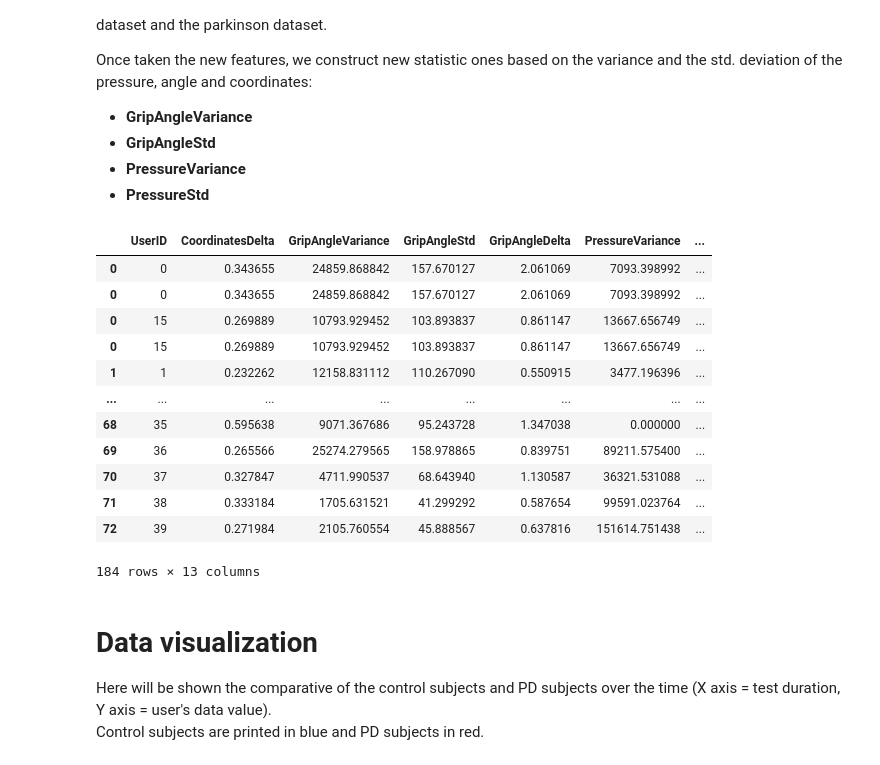
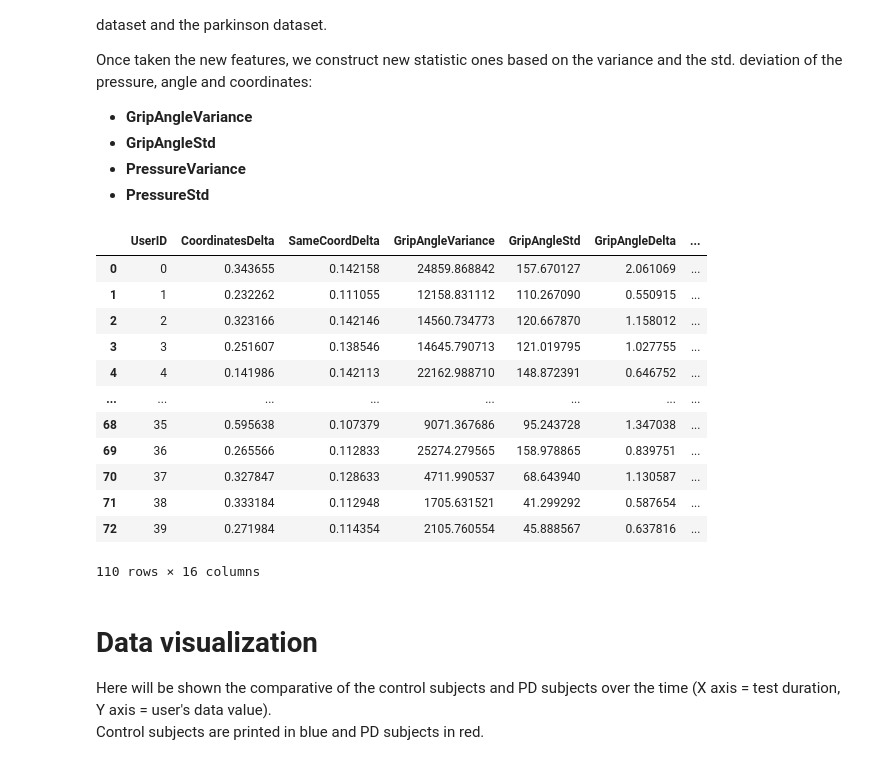
Before and after one commit to ErlantzCalvo/Parkinson_Detection, a Jupyter notebook: Parkinson_disease.ipynb, the cells around one changed output. Cells and saved outputs as stored; diff of their text form; code cells hidden in the pictures.

```diff
--- a/Parkinson_disease.ipynb
+++ b/Parkinson_disease.ipynb
@@ -96,7 +104,7 @@ n_samples = 3
 # Test id to be displayed
 test_num = 0
 
-for i in range(n_samples):
+for _ in range(n_samples):
     uid= np.random.randint(0,14)
 
     # Control sample
@@ -158,14 +166,14 @@ Once taken the new features, we construct new statistic ones based on the varian
 - **PressureStd**
 # %%
 def extract_features(dataset, subjects, is_parkinson):
-  NEW_COLUMNS = ['UserID', 'CoordinatesDelta','GripAngleVariance', 'GripAngleStd', 'GripAngleDelta', 'PressureVariance', 'PressureStd', 'PressureDelta', 'Duration', 'Test ID', 'Parkinson']
+  NEW_COLUMNS = ['UserID', 'CoordinatesDelta',  'SameCoordDelta','GripAngleVariance', 'GripAngleStd', 'GripAngleDelta', 'GripAngleZscore', 'PressureVariance', 'PressureStd', 'PressureDelta', 'PressureZscore', 'Duration', 'Test ID', 'Parkinson']
   df_polished = pd.DataFrame(columns=NEW_COLUMNS)
 
   # Loop to iterate over the 3 possible tests
-  for _ in range(3):
+  for i in range(3):
 
     # Loop to iterate over all the subjects passed as argument
-    for j in tqdm(range(len(subjects)), desc=f'Test : '):
+    for j in tqdm(range(len(subjects)), desc=f'Test {i}: '):
       df_subject = dataset[(dataset['Test ID'] ==i) & (dataset['UserId']==subjects[j])]
 
       if len(df_subject)>0:
@@ -186,49 +194,67 @@ def extract_features(dataset, subjects, is_parkinson):
         grip_angle_delta, pressure_delta, coord_delta = get_subject_deltas(df_subject)
         grip_angle_delta = grip_angle_delta / duration
         pressure_delta = pressure_delta / duration
         coord_delta = coord_delta / duration
 
-        df_polished = df_polished.append({'UserID': int(subjects[j]), 'CoordinatesDelta' : coord_delta, 'GripAngleVariance' : angle_variance, 'GripAngleStd' : angle_st_deviation, 'GripAngleDelta' : grip_angle_delta, 'PressureVariance' : pressure_variance, 'PressureStd' : pressure_st_deviation, 'PressureDelta' : pressure_delta, 'Duration' : duration, 'Test ID' : i, 'Parkinson' : is_parkinson}, ignore_index = True)
+        # Getting how many times the user is in the same coord (X,Y,Z)
+        same_coord_delta = df_subject.groupby(['X', 'Y', 'Z']).size().reset_index(name='count').sum()['count'] / duration
+
+        if not angle_st_deviation == 0:
+          angle_zscore = (grip_angle_delta - df_subject['GripAngle'].mean())/angle_st_deviation
+        else:
+          angle_zscore =  0
+
+        if not pressure_st_deviation == 0:
+          pressure_zscore = (pressure_delta - df_subject['Pressure'].mean())/pressure_st_deviation
+        else:
+          pressure_zscore = 0
+
+
+        df_polished = df_polished.append({'UserID': int(subjects[j]), 'CoordinatesDelta' : coord_delta, 'SameCoordDelta': same_coord_delta, 'GripAngleVariance' : angle_variance,
+                                          'GripAngleStd' : angle_st_deviation, 'GripAngleDelta' : grip_angle_delta, 'GripAngleZscore': angle_zscore,
+                                          'PressureVariance' : pressure_variance, 'PressureStd' : pressure_st_deviation,
+                                          'PressureDelta' : pressure_delta, 'PressureZscore': pressure_zscore, 'Duration' : duration, 'Test ID' : i, 'Parkinson' : is_parkinson},
+                                         ignore_index = True)
         df_polished[['UserID', 'Duration', 'Test ID', 'Parkinson']] =  df_polished[['UserID', 'Duration', 'Test ID', 'Parkinson']].astype(int)
   return df_polished
 
 def prepare_dataset(control_dataset, parkinson_dataset):
   # Get all control users id
   control_users_id = control_dataset['UserId'].unique()
   control_polished = extract_features(control_dataset, control_users_id, 0)
 
   # Get all PD users id
   parkinson_users_id = parkinson_dataset['UserId'].unique()
   parkinson_polished = extract_features(parkinson_dataset, parkinson_users_id, 1)
 
   frames = [control_polished, parkinson_polished]
   final_dataset = pd.concat(frames)
 
-  # Make a one hot encoding to the test id column because there are values between 0 and 2 and, when multyplying
+  # Make a one hot encoding to the test id column because there are values between 0 and 2 and, when multiplying
   # this variables with a weight or a given value, the 3rd test will always have more importance than the other two
   # and that's not the idea
   one_hot = pd.get_dummies(final_dataset['Test ID'], prefix='Test_ID')
 
-  final_dataset = final_dataset.join(one_hot)
+  final_dataset = pd.concat([final_dataset, one_hot], axis=1, sort=False)
   final_dataset = final_dataset.drop('Test ID', axis=1)
 
   return final_dataset
 final_dataset = prepare_dataset(df_control, df_parkinson)
 final_dataset
 # %% [output]
-|  | UserID | CoordinatesDelta | GripAngleVariance | GripAngleStd | GripAngleDelta | PressureVariance | ... |
-| 0 | 0 | 0.343655 | 24859.868842 | 157.670127 | 2.061069 | 7093.398992 | ... |
-| 0 | 0 | 0.343655 | 24859.868842 | 157.670127 | 2.061069 | 7093.398992 | ... |
-| 0 | 15 | 0.269889 | 10793.929452 | 103.893837 | 0.861147 | 13667.656749 | ... |
-| 0 | 15 | 0.269889 | 10793.929452 | 103.893837 | 0.861147 | 13667.656749 | ... |
-| 1 | 1 | 0.232262 | 12158.831112 | 110.267090 | 0.550915 | 3477.196396 | ... |
+|  | UserID | CoordinatesDelta | SameCoordDelta | GripAngleVariance | GripAngleStd | GripAngleDelta | ... |
+| 0 | 0 | 0.343655 | 0.142158 | 24859.868842 | 157.670127 | 2.061069 | ... |
+| 1 | 1 | 0.232262 | 0.111055 | 12158.831112 | 110.267090 | 0.550915 | ... |
+| 2 | 2 | 0.323166 | 0.142146 | 14560.734773 | 120.667870 | 1.158012 | ... |
+| 3 | 3 | 0.251607 | 0.138546 | 14645.790713 | 121.019795 | 1.027755 | ... |
+| 4 | 4 | 0.141986 | 0.142113 | 22162.988710 | 148.872391 | 0.646752 | ... |
 | ... | ... | ... | ... | ... | ... | ... | ... |
-| 68 | 35 | 0.595638 | 9071.367686 | 95.243728 | 1.347038 | 0.000000 | ... |
-| 69 | 36 | 0.265566 | 25274.279565 | 158.978865 | 0.839751 | 89211.575400 | ... |
-| 70 | 37 | 0.327847 | 4711.990537 | 68.643940 | 1.130587 | 36321.531088 | ... |
-| 71 | 38 | 0.333184 | 1705.631521 | 41.299292 | 0.587654 | 99591.023764 | ... |
-| 72 | 39 | 0.271984 | 2105.760554 | 45.888567 | 0.637816 | 151614.751438 | ... |
+| 68 | 35 | 0.595638 | 0.107379 | 9071.367686 | 95.243728 | 1.347038 | ... |
+| 69 | 36 | 0.265566 | 0.112833 | 25274.279565 | 158.978865 | 0.839751 | ... |
+| 70 | 37 | 0.327847 | 0.128633 | 4711.990537 | 68.643940 | 1.130587 | ... |
+| 71 | 38 | 0.333184 | 0.112948 | 1705.631521 | 41.299292 | 0.587654 | ... |
+| 72 | 39 | 0.271984 | 0.114354 | 2105.760554 | 45.888567 | 0.637816 | ... |
-184 rows × 13 columns
+110 rows × 16 columns
 # %% [markdown]
 # Data visualization
 Here will be shown the comparative of the control subjects and PD subjects over the time (X axis = test duration, Y axis = user's data value).
```
Also changed, not shown: parts of 16 cells of this notebook.
